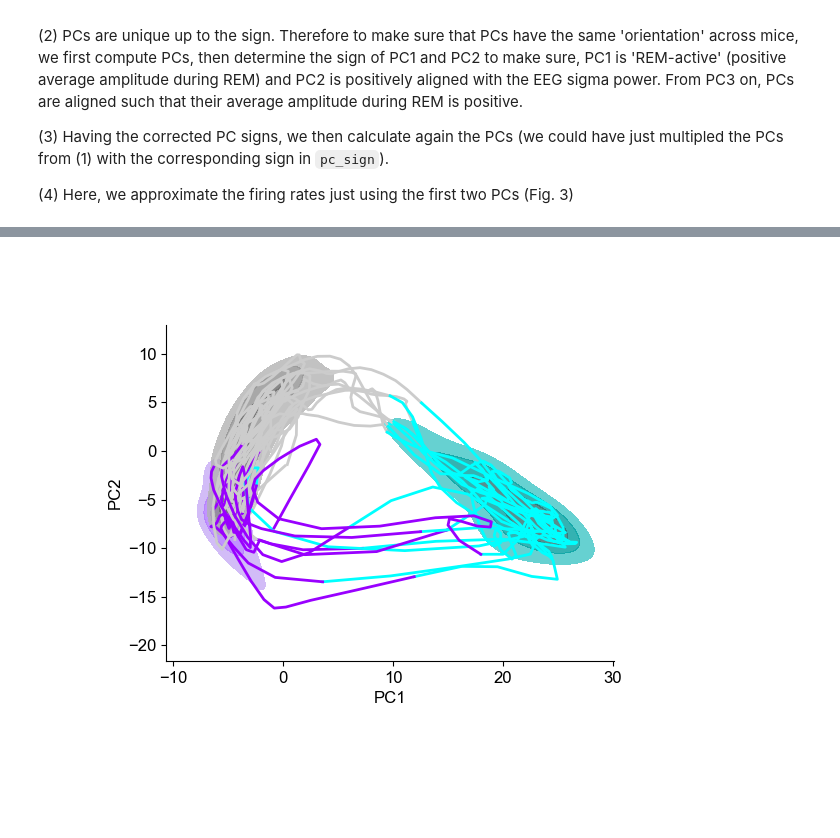
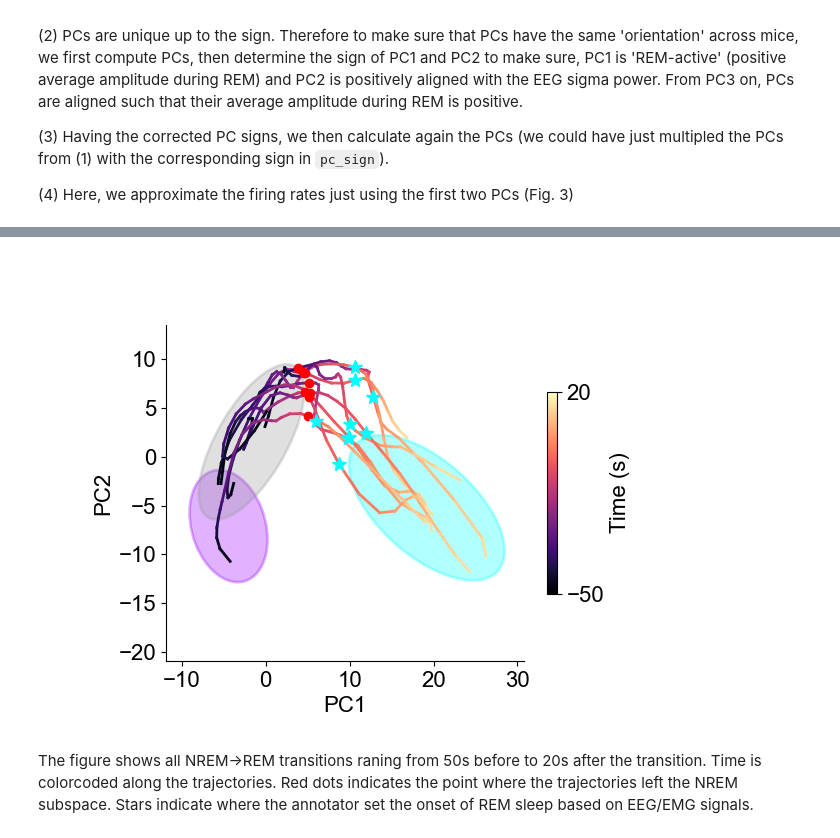
Before and after one commit to tortugar/Npx, a Jupyter notebook: basic_analysis_howto.ipynb, the cells around one changed output, grey strips where cells are left out. Cells and saved outputs as stored; diff of their text form; code cells hidden in the pictures; blank space fills up the shorter version.

```diff
--- a/basic_analysis_howto.ipynb
+++ b/basic_analysis_howto.ipynb
@@ -122,7 +127,7 @@ first compute PCs, then determine the sign of PC1 and PC2 to make sure, PC1 is '
 # this can help if there's a slow 'linear' drift, shared by all units.
 detrend = True
 # show the first `ndim` PCs
-ndim = 10
+ndim = 12
 # z-score firing rates?
 pzscore = True
 
@@ -137,9 +142,17 @@ pc_sign = nx.align_pcsign(PC_tmp, mouse, config_file=config_file, kcuts=kcut)
 
 # (3)
 # and then run again nx.sleep_components with the corrected parameters for pc_sign
+sleepy.set_fontsize(12)
 PC, V, Vh, idx = nx.sleep_components(units, M, ndim=ndim, nsmooth=nsmooth, wake_dur=60,
                                      pc_sign=pc_sign, pzscore=pzscore, wake_break=20,
-                                     kcuts=kcut, detrend=detrend, ylim=[], mouse=mouse, config_file=config_file, pplot=True)
+                                     kcuts=kcut, detrend=detrend, ylim=[-20, 30], mouse=mouse,
+                                     config_file=config_file, pplot=True, collapse=False)
+
+fig_nums = plt.get_fignums()
+# get the first of the two figures:
+first_fig = plt.figure(fig_nums[-2])
+first_fig.set_size_inches(6, 8)
+first_fig.canvas.draw()
 
 # (4)
 # reconstruction of firing rates using PCs
@@ -158,9 +179,13 @@ To construct the 2D state space (see Fig. 2), we plot PC1 against PC2.
 # %%
 ma_thr=20
-ax = nx.pc_state_space(PC[[0,1],:], M, ma_thr=ma_thr, ma_rem_exception=True,
-                       pscatter=False, outline_std=True, break_out=False)[0]
+outline_std = True
+sleepy.set_fontsize(16)
+scale = 1.645
 
-nx.plot_trajectories(PC[[0,1],:], M, 120, 60, min_dur=20, istate=1, pre_state=3,
-                     state_num=[], ma_thr=ma_thr, kcuts=kcut, ax=ax, lw=2, ma_rem_exception=True)
+ax = nx.pc_state_space(PC, M, ma_thr=ma_thr, rem_onset=True,
+                       pscatter=False, outline_std=True, break_out=True,
+                       scale=scale, pre_win=50, post_win=20)[0]
 # %% [output]
-[figure, old version]
+[figure, new version]
+# %% [markdown]
+The figure shows all NREM->REM transitions raning from 50s before to 20s after the transition. Time is colorcoded along the trajectories. Red dots indicates the point where the trajectories left the NREM subspace. Stars indicate where the annotator set the onset of REM sleep based on EEG/EMG signals.
```
Also changed, not shown: parts of 16 cells of this notebook.
